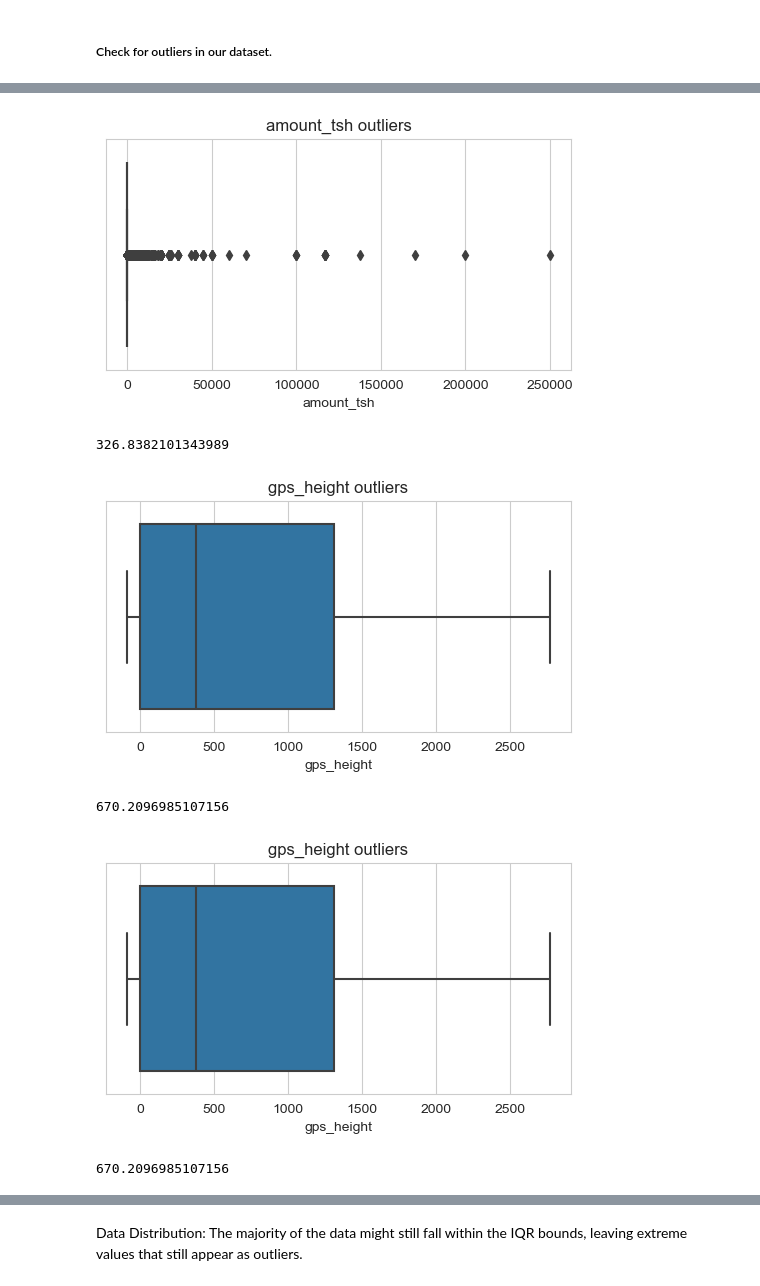
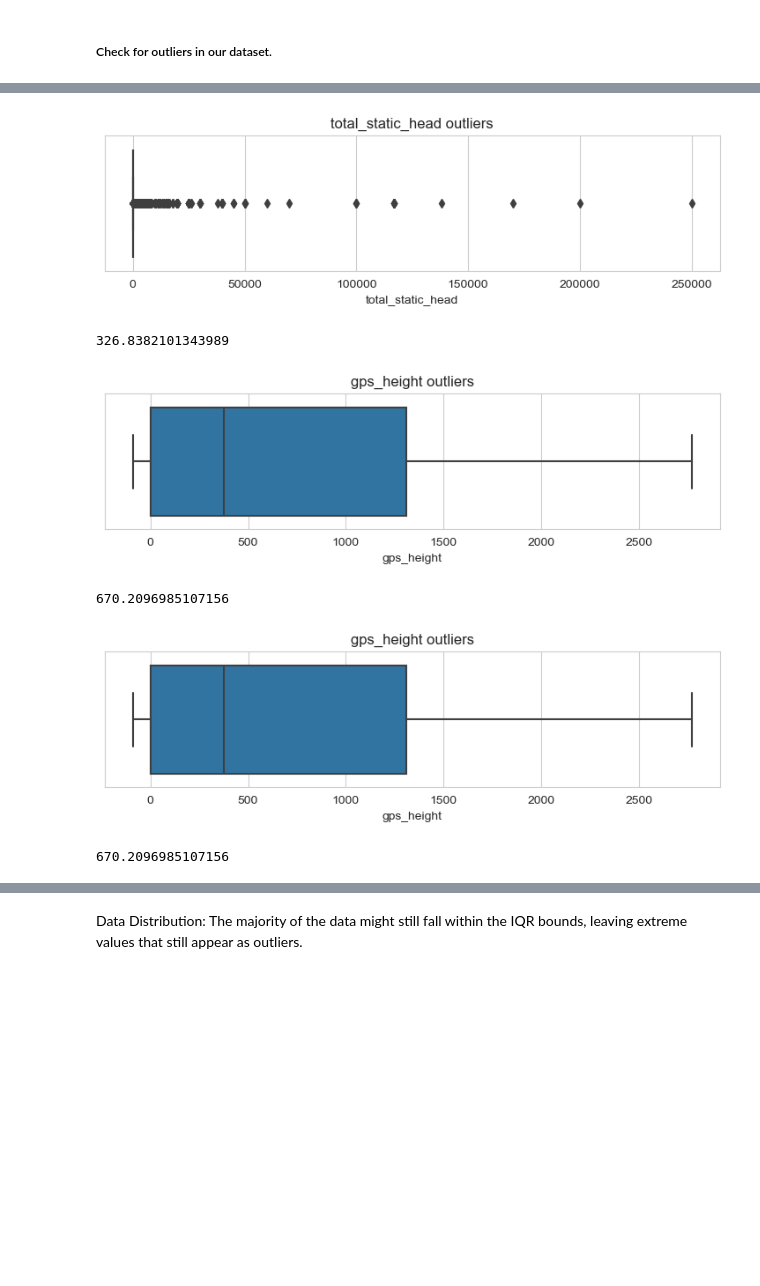
Before and after one commit to PaulMuniu/Tanzania_Water_Wells_Model, a Jupyter notebook: Tanzania_wells.ipynb, the cells around one changed output, grey strips where cells are left out. Saved outputs shown, nothing was run; the diff lists cells and outputs as text; code cells hidden in the pictures; blank space fills up the shorter version.

```diff
--- a/Tanzania_wells.ipynb
+++ b/Tanzania_wells.ipynb
@@ -207,8 +207,8 @@ wells_data.sample(3)
 
 I eliminated features that were redundant or unusable for our models. Many features contained similar information, and some, such as `num_private`, lacked sufficient descriptions for meaningful use. This trimming process helps streamline our dataset and improve model performance.
 # %%
-columns_to_delete = ['num_private', 'wpt_name', 'recorded_by', 'scheme_name', 'public_meeting', 'payment',
-                     'extraction_type_group', 'extraction_type_class', 'management', 'water_quality',
+columns_to_delete = ["id",'num_private', 'wpt_name', 'recorded_by', 'scheme_name', 'public_meeting', 'payment',
+                     'extraction_type_group', 'extraction_type', 'management', 'water_quality',
                      'lga', 'ward', 'region_code', 'district_code', 'subvillage', "scheme_name", "scheme_management",
                      "public_meeting",'source', 'source_class', 'longitude', 'latitude', 'quantity_group', 'waterpoint_type']
 
@@ -344,0 +355,4 @@ wells_data[['status_group']].sample(3, random_state=42)
+# %%
+# re-labelling the `amount_tsh` column.
+wells_data.rename(columns={"amount_tsh" : "total_static_head" }, inplace = True)
+wells_data.columns
@@ -376,7 +398,7 @@ Index(['funder', 'installer', 'basin', 'region', 'permit', 'extraction_type',
 # outlier function.
 # Function to plot boxplot
 def box_plot(data, column, hue=None):
-    plt.figure(figsize=(6, 3))
+    plt.figure(figsize=(9, 2))
     sns.boxplot(x=column, data=data, hue=hue)
     plt.title(f"{column} outliers")
     plt.show()
@@ -398,23 +420,23 @@ print(wells_data["amount_tsh"].mean())
 326.8382101343989
 # %%
-remove_outliers(wells_data, "amount_tsh")
-box_plot(wells_data,'amount_tsh')
-print(wells_data["amount_tsh"].mean())
+remove_outliers(wells_data, "total_static_head")
+box_plot(wells_data,'total_static_head')
+print(wells_data["total_static_head"].mean())
 # %% [output]
-[figure, old version]
+[figure, new version]
 326.8382101343989
 # %%
 box_plot(wells_data,'gps_height')
 print(wells_data["gps_height"].mean())
 # %% [output]
-[figure, old version]
+[figure, new version]
 670.2096985107156
 # %%
 remove_outliers(wells_data, "gps_height")
 box_plot(wells_data,'gps_height')
 print(wells_data["gps_height"].mean())
 # %% [output]
-[figure, old version]
+[figure, new version]
 670.2096985107156
 # %%
 box_plot(wells_data,'population')
```
Also changed, not shown: parts of 55 cells of this notebook.
